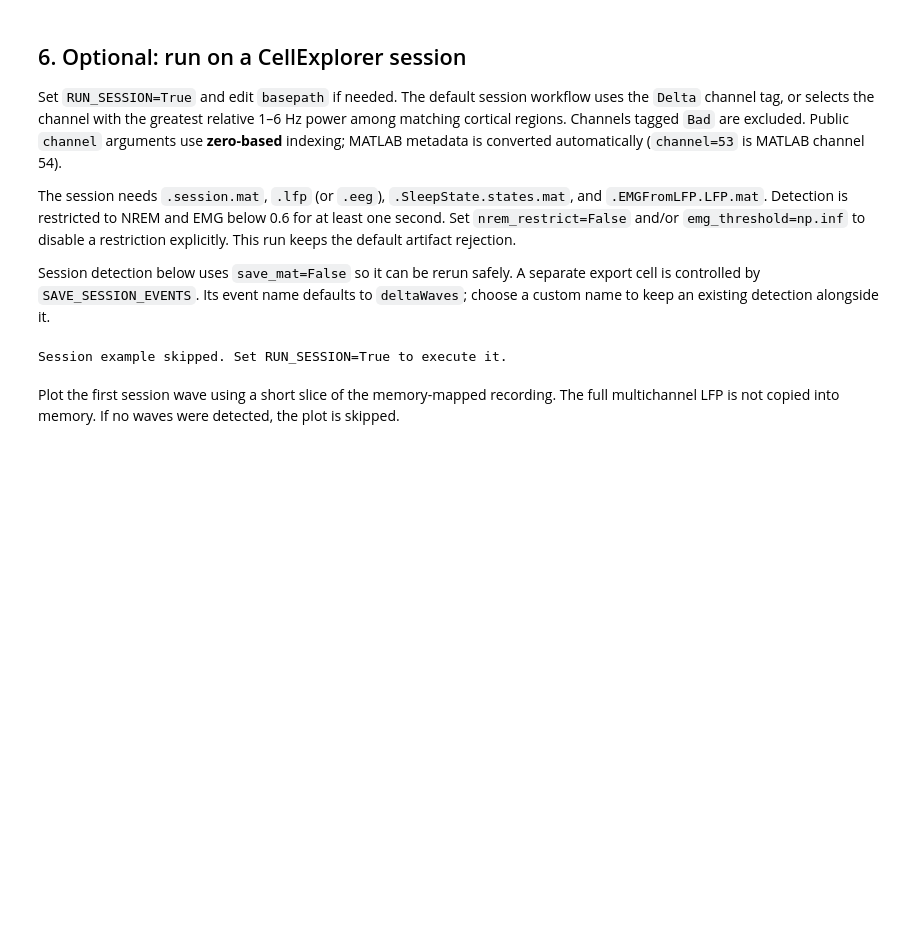
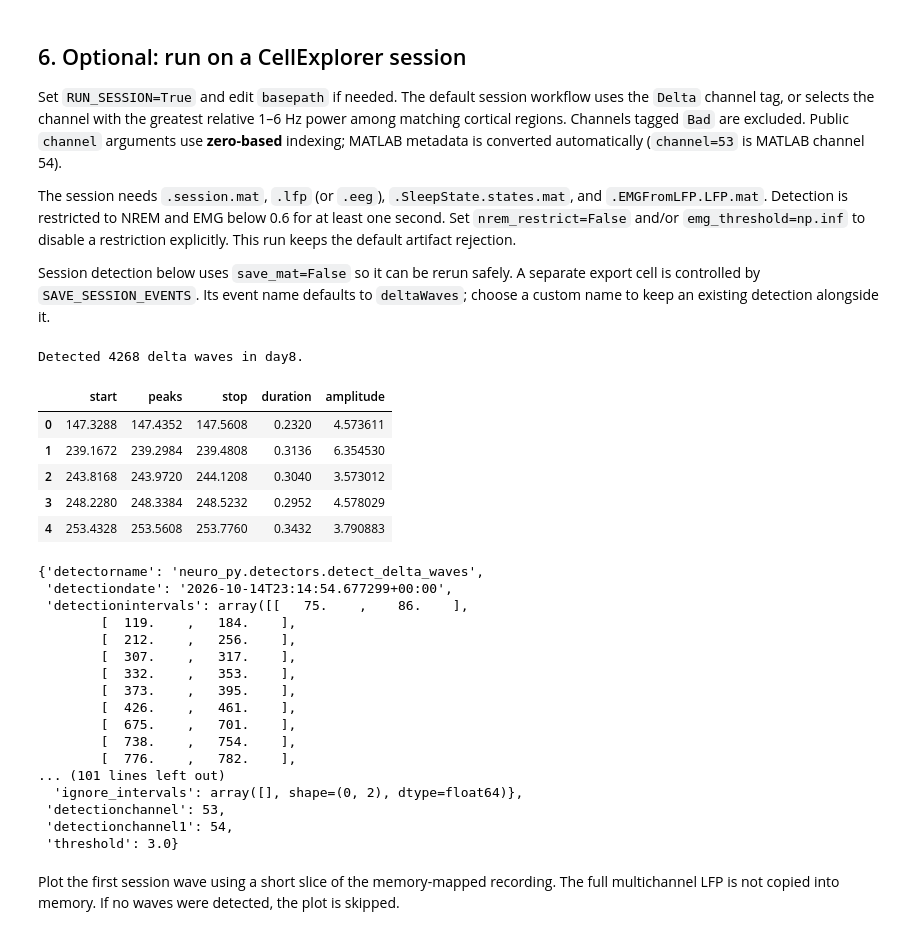
Before and after one commit to ryanharvey1/neuro_py, a Jupyter notebook: tutorials/delta_wave_detection.ipynb, the cells around one changed output. Drawn from its saved outputs; the diff is of its cells as text; code cells hidden in the pictures; blank space fills up the shorter version.

```diff
--- a/tutorials/delta_wave_detection.ipynb
+++ b/tutorials/delta_wave_detection.ipynb
@@ -203,21 +203,44 @@ Session detection below uses `save_mat=False` so it can be rerun safely. A separ
 export cell is controlled by `SAVE_SESSION_EVENTS`. Its event name defaults to
 `deltaWaves`; choose a custom name to keep an existing detection alongside it.
 # %%
-RUN_SESSION = False
+RUN_SESSION = True
 basepath = Path(r"S:\data\HMC\HMC1\day8")
 SAVE_SESSION_EVENTS = False
-session_event_name = "deltaWaves"
+session_event_name = "deltaWaves_test"
 
 session_events = None
 if RUN_SESSION:
     session_events = detect_delta_waves(basepath, save_mat=False)
     print(f"Detected {len(session_events)} delta waves in {basepath.name}.")
     display(session_events[["start", "peaks", "stop", "duration", "amplitude"]].head())
     display(session_events.attrs["detectorinfo"])
 else:
     print("Session example skipped. Set RUN_SESSION=True to execute it.")
 # %% [output]
-Session example skipped. Set RUN_SESSION=True to execute it.
+Detected 4268 delta waves in day8.
+|  | start | peaks | stop | duration | amplitude |
+| 0 | 147.3288 | 147.4352 | 147.5608 | 0.2320 | 4.573611 |
+| 1 | 239.1672 | 239.2984 | 239.4808 | 0.3136 | 6.354530 |
+| 2 | 243.8168 | 243.9720 | 244.1208 | 0.3040 | 3.573012 |
+| 3 | 248.2280 | 248.3384 | 248.5232 | 0.2952 | 4.578029 |
+| 4 | 253.4328 | 253.5608 | 253.7760 | 0.3432 | 3.790883 |
+{'detectorname': 'neuro_py.detectors.detect_delta_waves',
+ 'detectiondate': '2026-10-14T23:14:54.677299+00:00',
+ 'detectionintervals': array([[   75.    ,    86.    ],
+        [  119.    ,   184.    ],
+        [  212.    ,   256.    ],
+        [  307.    ,   317.    ],
+        [  332.    ,   353.    ],
+        [  373.    ,   395.    ],
+        [  426.    ,   461.    ],
+        [  675.    ,   701.    ],
+        [  738.    ,   754.    ],
+        [  776.    ,   782.    ],
+... (101 lines left out)
+  'ignore_intervals': array([], shape=(0, 2), dtype=float64)},
+ 'detectionchannel': 53,
+ 'detectionchannel1': 54,
+ 'threshold': 3.0}
 # %% [markdown]
 Plot the first session wave using a short slice of the memory-mapped recording.
 The full multichannel LFP is not copied into memory. If no waves were detected,
```
Also changed, not shown: parts of 2 cells of this notebook.
